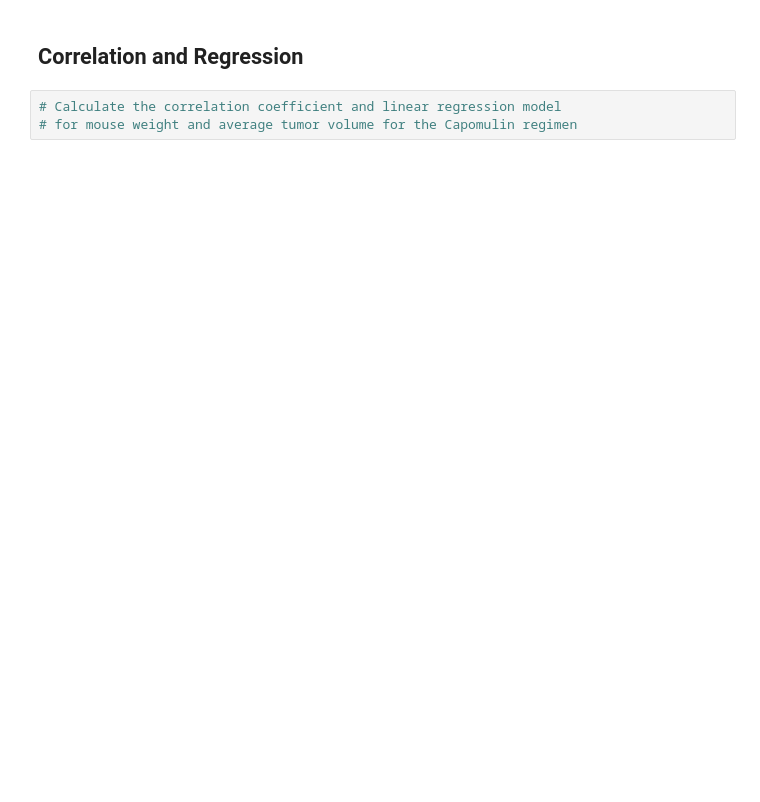
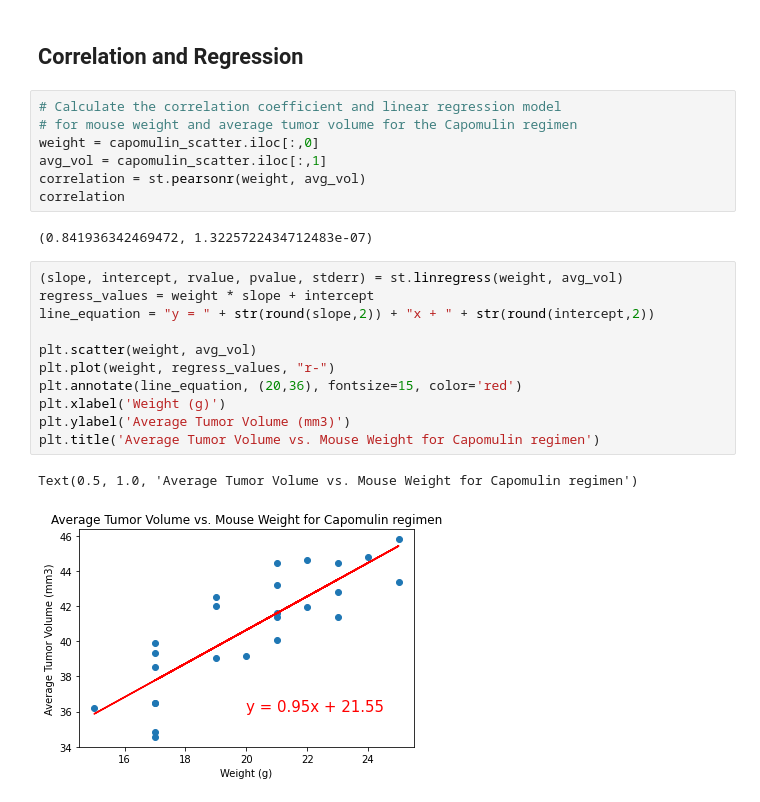
Before and after one commit to apfleegor/matplotlib-challenge, a Jupyter notebook: Pymaceuticals/pymaceuticals_starter.ipynb, the cells around one changed output. Drawn from its saved outputs; the diff is of its cells as text; blank space fills up the shorter version.

```diff
--- a/Pymaceuticals/pymaceuticals_starter.ipynb
+++ b/Pymaceuticals/pymaceuticals_starter.ipynb
@@ -324,3 +415,23 @@ outliers
 # %%
 # Calculate the correlation coefficient and linear regression model
 # for mouse weight and average tumor volume for the Capomulin regimen
+weight = capomulin_scatter.iloc[:,0]
+avg_vol = capomulin_scatter.iloc[:,1]
+correlation = st.pearsonr(weight, avg_vol)
+correlation
+# %% [output]
+(0.841936342469472, 1.3225722434712483e-07)
+# %%
+(slope, intercept, rvalue, pvalue, stderr) = st.linregress(weight, avg_vol)
+regress_values = weight * slope + intercept
+line_equation = "y = " + str(round(slope,2)) + "x + " + str(round(intercept,2))
+
+plt.scatter(weight, avg_vol)
+plt.plot(weight, regress_values, "r-")
+plt.annotate(line_equation, (20,36), fontsize=15, color='red')
+plt.xlabel('Weight (g)')
+plt.ylabel('Average Tumor Volume (mm3)')
+plt.title('Average Tumor Volume vs. Mouse Weight for Capomulin regimen')
+# %% [output]
+Text(0.5, 1.0, 'Average Tumor Volume vs. Mouse Weight for Capomulin regimen')
+[figure, added]
```
Also changed, not shown: parts of 23 cells of this notebook.
